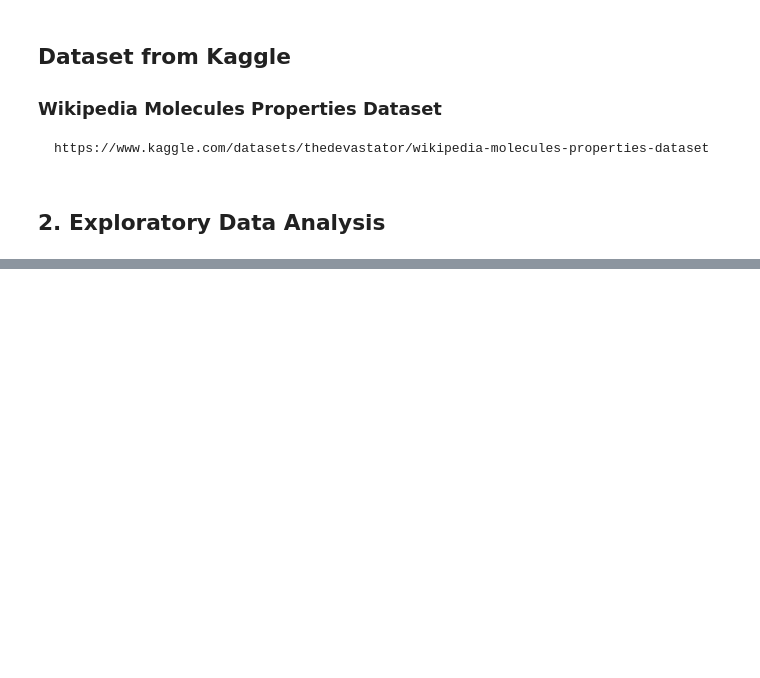
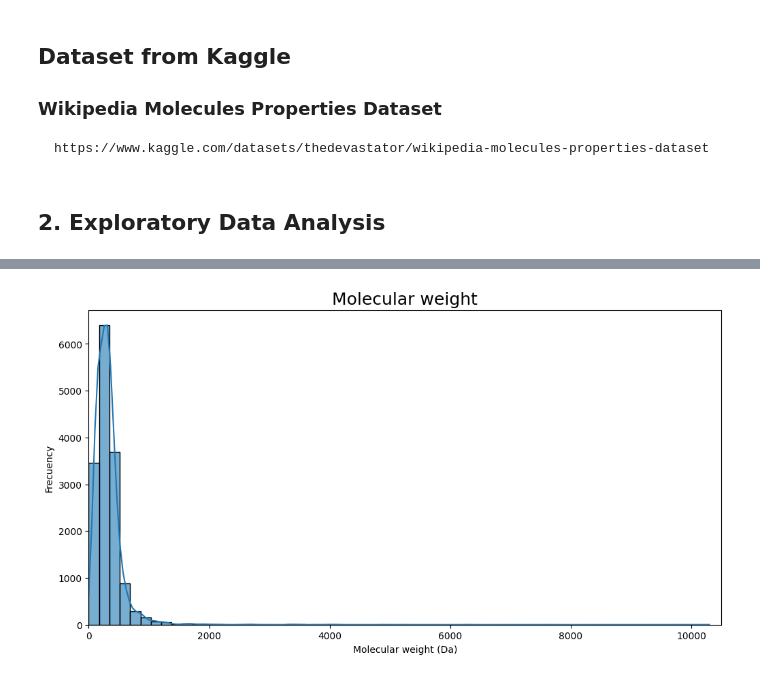
Before and after one commit to Muriburu/elements-of-data, a Jupyter notebook: Molecular-properties-prediction-for-drug-discovery/EDA.ipynb, the cells around one changed output, grey strips where cells are left out. Drawn from its saved outputs; the diff is of its cells as text; code cells hidden in the pictures; blank space fills up the shorter version.

```diff
--- a/Molecular-properties-prediction-for-drug-discovery/EDA.ipynb
+++ b/Molecular-properties-prediction-for-drug-discovery/EDA.ipynb
@@ -27,6 +37,6 @@ from scipy.stats import chi2
 # %%
 # Read and import Dataset
-df = pd.read_csv('../Final_project/dataset_molecules/cleaned_data_properties.csv')
+df = pd.read_csv('../Molecular-properties-prediction-for-drug-discovery/dataset_molecules/cleaned_data_properties.csv')
 # %%
 # Correlations map
 numeric_df = df.select_dtypes(include=[np.number])
@@ -64,0 +136,19 @@ plt.savefig("lipinski_pie_chart.png", transparent=True, bbox_inches='tight')
+# %%
+# Molecular weight histogram
+plt.figure(figsize=(12, 6))
+# Histogram
+sns.histplot(
+    df['molecular_weight'],
+    kde=True,
+    bins=60,
+    color='#1f77b4',  # Blue
+    alpha=0.6
+)
+
+plt.title('Molecular weight', fontsize=18)
+plt.xlim(0, 10500)
+plt.xlabel('Molecular weight (Da)')
+plt.ylabel('Frecuency')
+plt.show()
+# %% [output]
+[figure, added]
```
Also changed, not shown: parts of 22 cells of this notebook, 3 other files.
